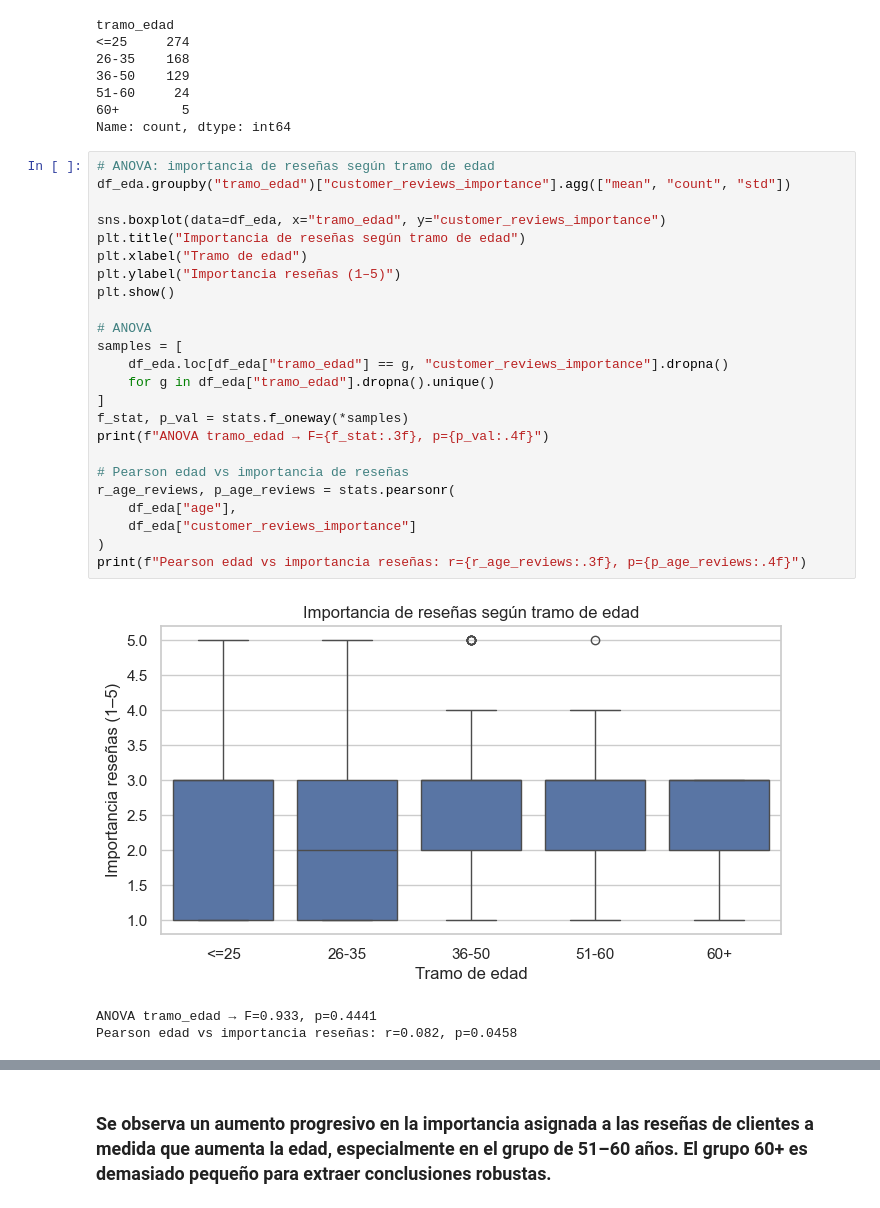
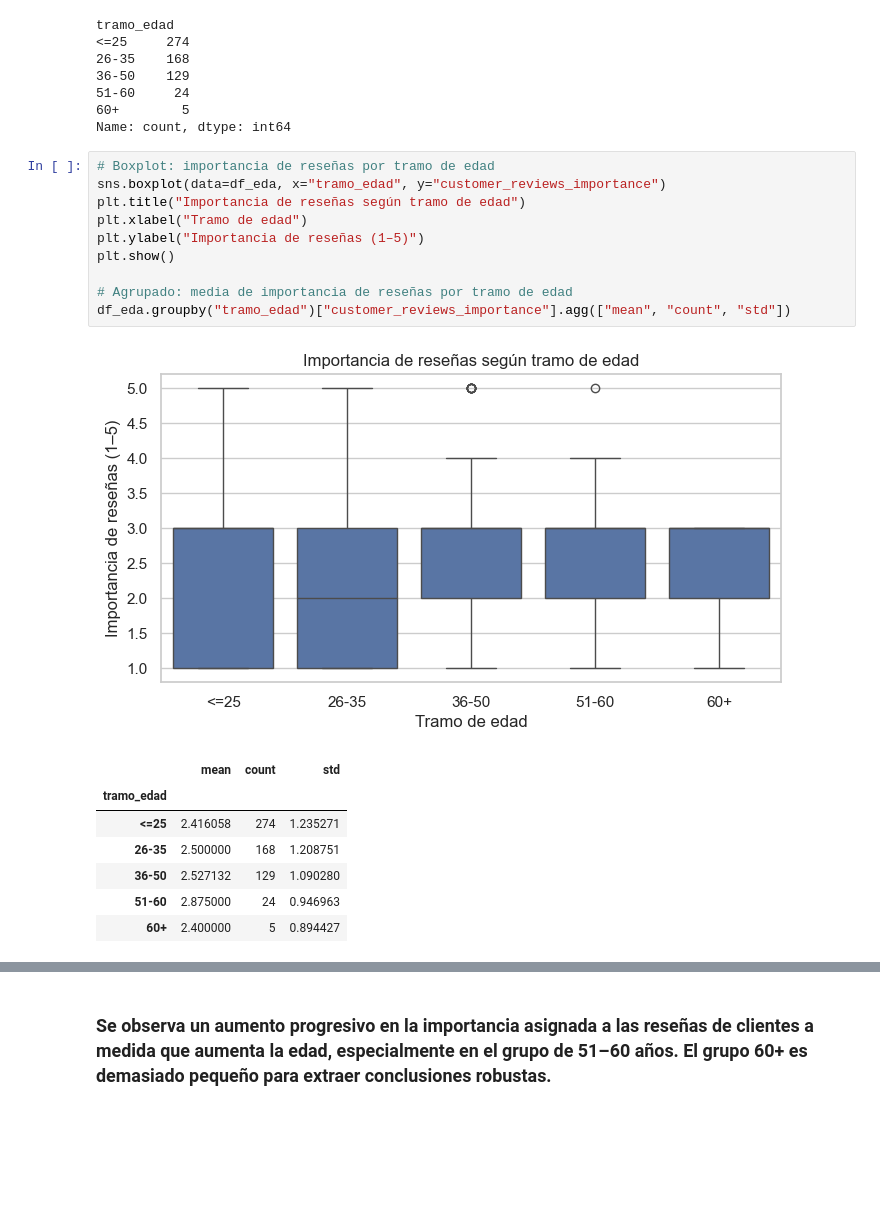
Before and after one commit to Paula-02/EDA_ClientesAmazon, a Jupyter notebook: src/notebooks/1_exploring_dataset_V2.ipynb, the cells around one changed output, grey strips where cells are left out. Cells and saved outputs as stored; diff of their text form; blank space fills up the shorter version.

```diff
--- a/src/notebooks/1_exploring_dataset_V2.ipynb
+++ b/src/notebooks/1_exploring_dataset_V2.ipynb
@@ -769,30 +769,21 @@ tramo_edad
 60+        5
 Name: count, dtype: int64
 # %%
-# ANOVA: importancia de reseñas según tramo de edad
-df_eda.groupby("tramo_edad")["customer_reviews_importance"].agg(["mean", "count", "std"])
-
+# Boxplot: importancia de reseñas por tramo de edad
 sns.boxplot(data=df_eda, x="tramo_edad", y="customer_reviews_importance")
 plt.title("Importancia de reseñas según tramo de edad")
 plt.xlabel("Tramo de edad")
-plt.ylabel("Importancia reseñas (1–5)")
+plt.ylabel("Importancia de reseñas (1–5)")
 plt.show()
 
-# ANOVA
-samples = [
-    df_eda.loc[df_eda["tramo_edad"] == g, "customer_reviews_importance"].dropna()
-    for g in df_eda["tramo_edad"].dropna().unique()
-]
-f_stat, p_val = stats.f_oneway(*samples)
-print(f"ANOVA tramo_edad → F={f_stat:.3f}, p={p_val:.4f}")
-
-# Pearson edad vs importancia de reseñas
-r_age_reviews, p_age_reviews = stats.pearsonr(
-    df_eda["age"],
-    df_eda["customer_reviews_importance"]
-)
-print(f"Pearson edad vs importancia reseñas: r={r_age_reviews:.3f}, p={p_age_reviews:.4f}")
+# Agrupado: media de importancia de reseñas por tramo de edad
+df_eda.groupby("tramo_edad")["customer_reviews_importance"].agg(["mean", "count", "std"])
 # %% [output]
-[figure, old version]
+[figure, new version]
-ANOVA tramo_edad → F=0.933, p=0.4441
-Pearson edad vs importancia reseñas: r=0.082, p=0.0458
+|  | mean | count | std |
+| tramo_edad |  |  |  |
+| <=25 | 2.416058 | 274 | 1.235271 |
+| 26-35 | 2.500000 | 168 | 1.208751 |
+| 36-50 | 2.527132 | 129 | 1.090280 |
+| 51-60 | 2.875000 | 24 | 0.946963 |
+| 60+ | 2.400000 | 5 | 0.894427 |
```
Also changed, not shown: parts of 8 cells of this notebook.
